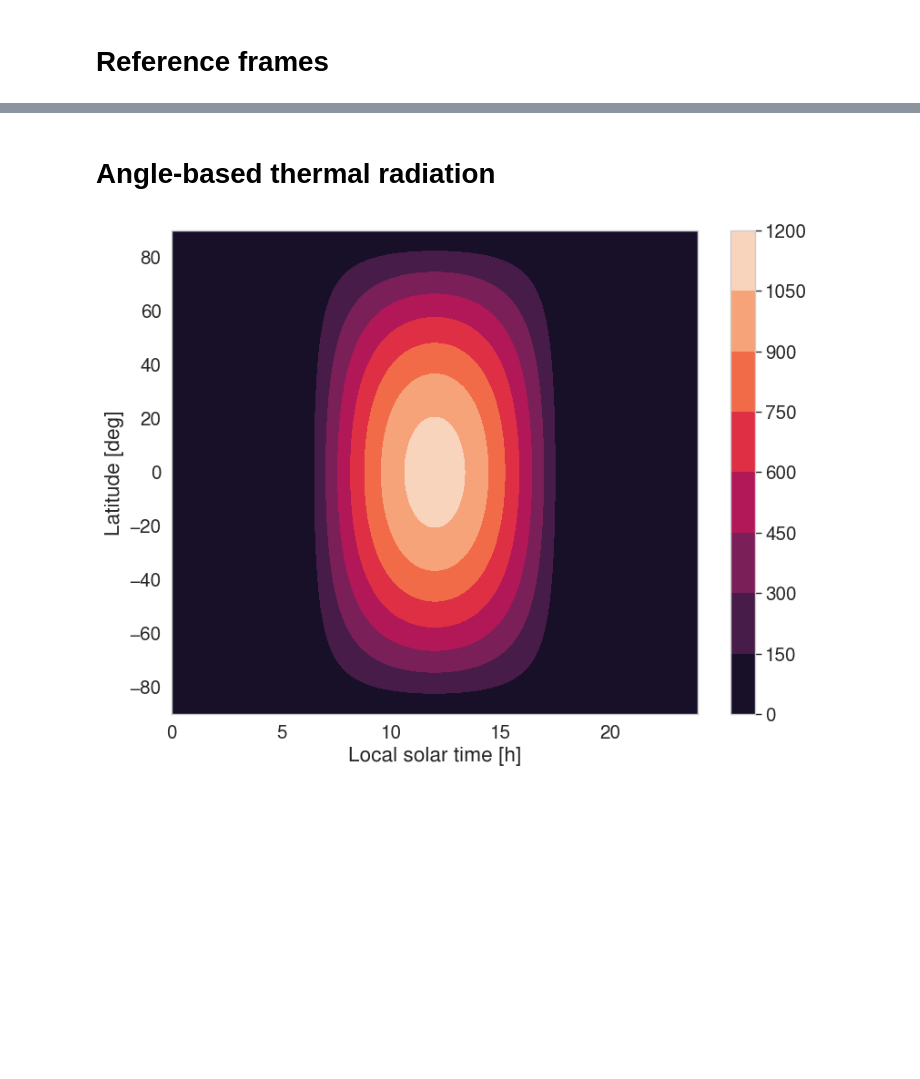
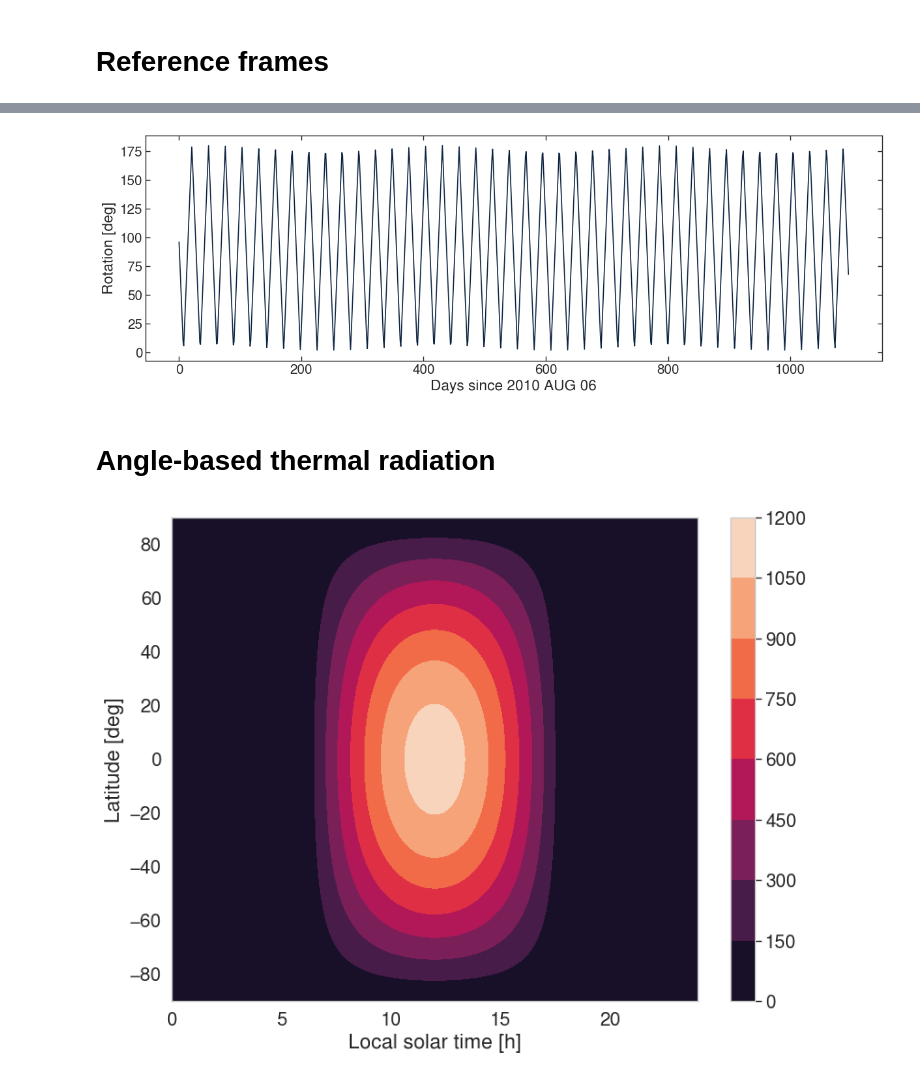
Before and after one commit to DominikStiller/tudelft-hpb-project, a Jupyter notebook: analysis/lunar_models.ipynb, the cells around one changed output, grey strips where cells are left out. Saved outputs shown, nothing was run; the diff lists cells and outputs as text; code cells hidden in the pictures; blank space fills up the shorter version.

```diff
--- a/analysis/lunar_models.ipynb
+++ b/analysis/lunar_models.ipynb
@@ -62,3 +62,27 @@ plot_moon_frame_difference()
+# %%
+def plot_moon_eclip_difference():
+    def quat_to_deg(q):
+        ang_rad = 2 * np.arctan2(np.linalg.norm(q[1:]), q[0])
+        return np.degrees(ang_rad)
+
+    plt.subplots(figsize=(12, 4))
+
+    t_start = as_et("2010 AUG 06")
+    n_years = 3
+    t = np.linspace(t_start, t_start + n_years * 365 * 24 * 3600, 1000)
+
+    plt.plot(
+        (t - t_start) / (3600 * 24),
+        np.vectorize(lambda tt: quat_to_deg(spice.m2q(spice.pxform("MOON_ME", "ECLIPJ2000", tt))))(t))
+
+    plt.xlabel("Days since 2010 AUG 06")
+    plt.ylabel("Rotation [deg]")
+
+    format_plot()
+
+plot_moon_eclip_difference()
+# %% [output]
+[figure, added]
 # %% [markdown]
 # Angle-based thermal radiation
 # %%
```
Also changed, not shown: parts of 1 cell of this notebook, 21 other files.
